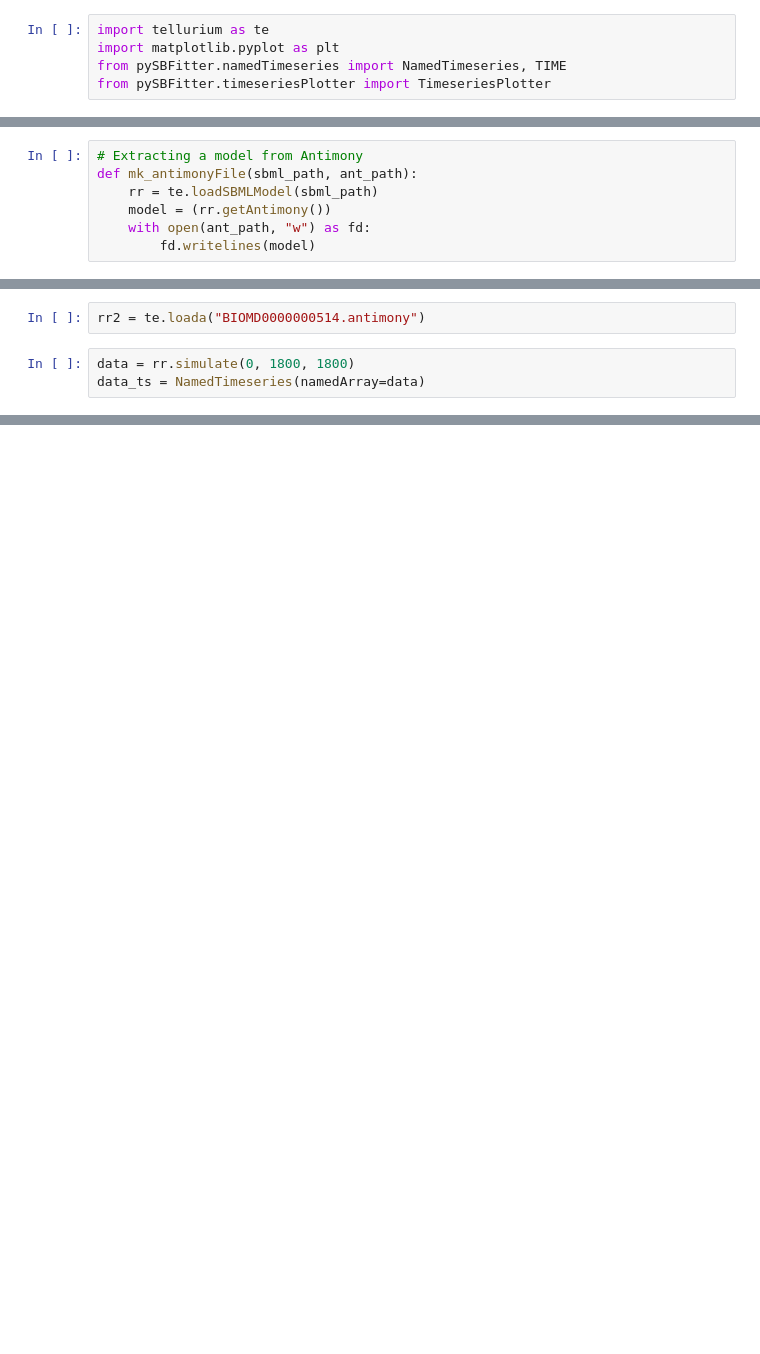
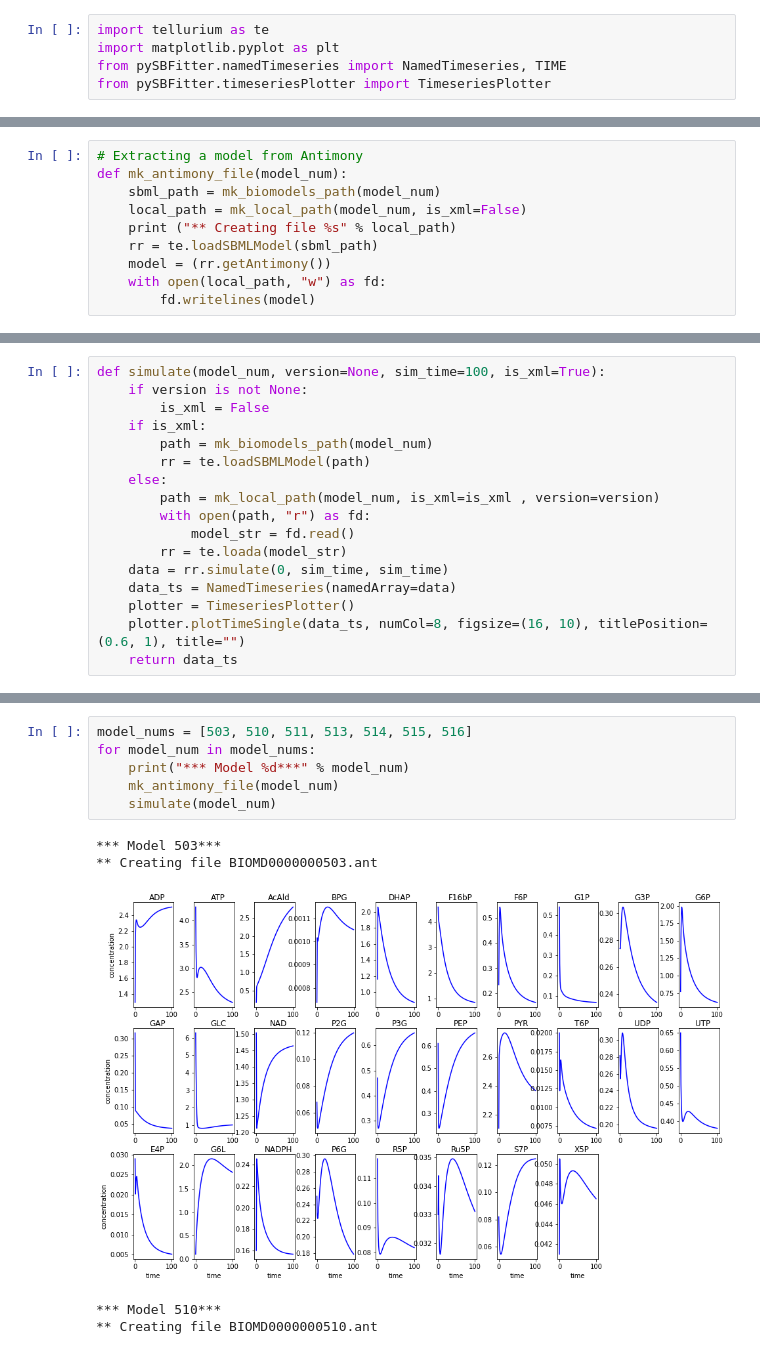
Before and after one commit to sys-bio/SBviper, a Jupyter notebook: notebooks/GlycolysisAndPPP.ipynb, the cells around one changed output, grey strips where cells are left out. Saved outputs shown, nothing was run; the diff lists cells and outputs as text; blank space fills up the shorter version.

Commit message:
Analysis of BioModels for interesting scenarios.

```diff
--- a/notebooks/GlycolysisAndPPP.ipynb
+++ b/notebooks/GlycolysisAndPPP.ipynb
@@ -21,7 +43,10 @@ rr = te.loadSBMLModel("BIOMD0000000514_url.xml")
 # %%
 # Extracting a model from Antimony
-def mk_antimonyFile(sbml_path, ant_path):
+def mk_antimony_file(model_num):
+    sbml_path = mk_biomodels_path(model_num)
+    local_path = mk_local_path(model_num, is_xml=False)
+    print ("** Creating file %s" % local_path)
     rr = te.loadSBMLModel(sbml_path)
     model = (rr.getAntimony())
-    with open(ant_path, "w") as fd:
+    with open(local_path, "w") as fd:
         fd.writelines(model)
@@ -30,5 +52,0 @@ mk_antimonyFile("BIOMD0000000514_url.xml", "out.ant")
-# %%
-rr2 = te.loada("BIOMD0000000514.antimony")
-# %%
-data = rr.simulate(0, 1800, 1800)
-data_ts = NamedTimeseries(namedArray=data)
@@ -69,0 +53,17 @@ plotter.plotTimeSingle(data_ts, numCol=8, figsize=(16,12), titlePosition=[0.8, 0
+# %%
+def simulate(model_num, version=None, sim_time=100, is_xml=True):
+    if version is not None:
+        is_xml = False
+    if is_xml:
+        path = mk_biomodels_path(model_num)
+        rr = te.loadSBMLModel(path)
+    else:
+        path = mk_local_path(model_num, is_xml=is_xml , version=version)
+        with open(path, "r") as fd:
+            model_str = fd.read()
+        rr = te.loada(model_str)
+    data = rr.simulate(0, sim_time, sim_time)
+    data_ts = NamedTimeseries(namedArray=data)
+    plotter = TimeseriesPlotter()
+    plotter.plotTimeSingle(data_ts, numCol=8, figsize=(16, 10), titlePosition=(0.6, 1), title="")
+    return data_ts
@@ -69,0 +80,12 @@ plotter.plotTimeSingle(data_ts, numCol=8, figsize=(16,12), titlePosition=[0.8, 0
+# %%
+model_nums = [503, 510, 511, 513, 514, 515, 516]
+for model_num in model_nums:
+    print("*** Model %d***" % model_num)
+    mk_antimony_file(model_num)
+    simulate(model_num)
+# %% [output]
+*** Model 503***
+** Creating file BIOMD0000000503.ant
+[figure, added]
+*** Model 510***
+** Creating file BIOMD0000000510.ant
```
Also changed, not shown: parts of 21 cells of this notebook, 15 other files.
